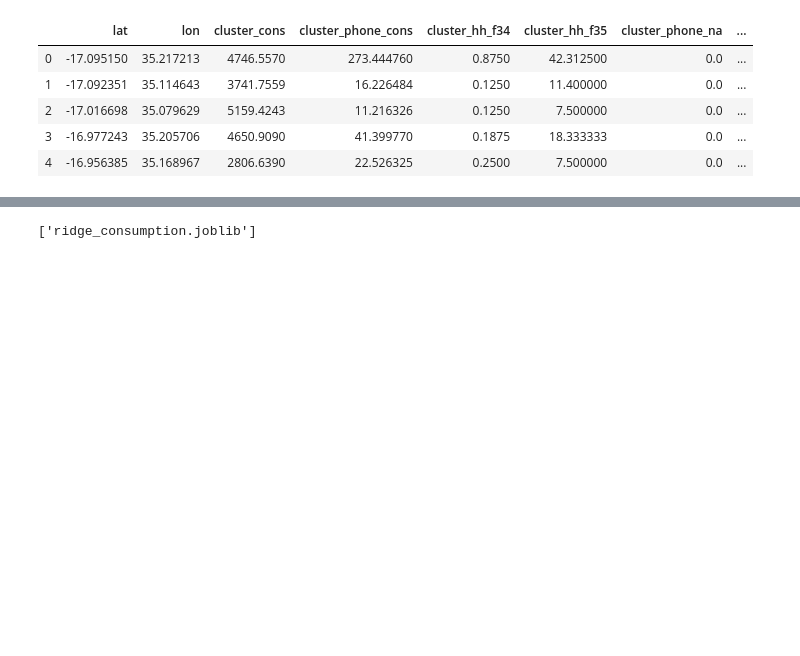
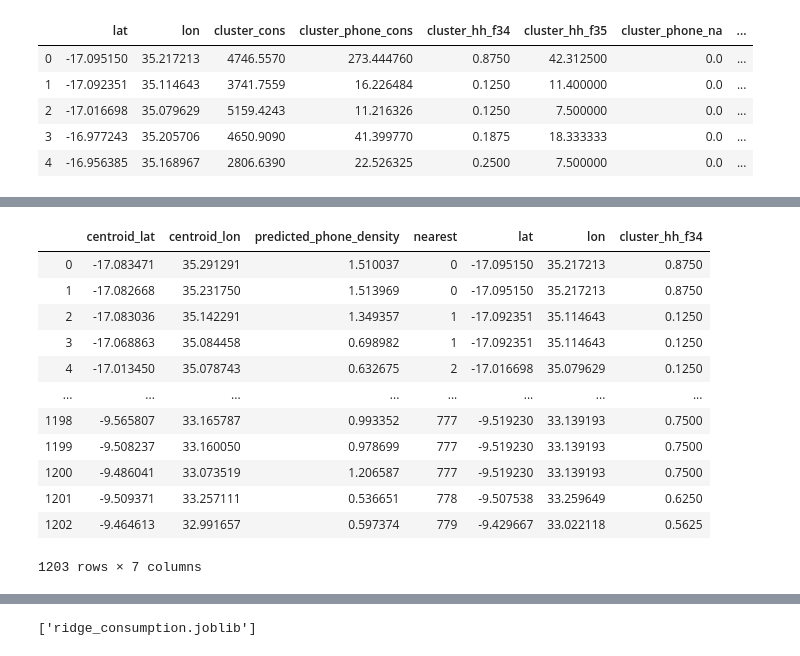
Before and after one commit to edwardoughton/taddle, a Jupyter notebook: jatin/modeling.ipynb, the cells around one changed output, grey strips where cells are left out. Saved outputs shown, nothing was run; the diff lists cells and outputs as text; code cells hidden in the pictures; blank space fills up the shorter version.

```diff
--- a/jatin/modeling.ipynb
+++ b/jatin/modeling.ipynb
@@ -15,3 +15,5 @@ clusters.head()
 | 2 | -17.016698 | 35.079629 | 5159.4243 | 11.216326 | 0.1250 | 7.500000 | 0.0 | ... |
 | 3 | -16.977243 | 35.205706 | 4650.9090 | 41.399770 | 0.1875 | 18.333333 | 0.0 | ... |
 | 4 | -16.956385 | 35.168967 | 2806.6390 | 22.526325 | 0.2500 | 7.500000 | 0.0 | ... |
+# %%
+total_country = pd.read_csv('../results/malawi/ridge_phone_density/predictions.csv')
@@ -17,0 +40,8 @@ clusters.head()
+# %%
+def find_nearest(x):
+    lat = x.centroid_lat
+    lon = x.centroid_lon
+
+    return ((clusters['lat'] - lat)**2 + (clusters['lon'] - lon)**2).idxmin()
+# %%
+total_country['nearest'] = total_country.apply(lambda x: find_nearest(x), axis=1)
@@ -18,3 +64,21 @@ clusters.head()
+# %%
+res = pd.merge(total_country, clusters[['lat', 'lon', 'cluster_hh_f34']].reset_index().rename(columns={'index': 'nearest'}), on='nearest')
+# %%
+res
+# %% [output]
+|  | centroid_lat | centroid_lon | predicted_phone_density | nearest | lat | lon | cluster_hh_f34 |
+| 0 | -17.083471 | 35.291291 | 1.510037 | 0 | -17.095150 | 35.217213 | 0.8750 |
+| 1 | -17.082668 | 35.231750 | 1.513969 | 0 | -17.095150 | 35.217213 | 0.8750 |
+| 2 | -17.083036 | 35.142291 | 1.349357 | 1 | -17.092351 | 35.114643 | 0.1250 |
+| 3 | -17.068863 | 35.084458 | 0.698982 | 1 | -17.092351 | 35.114643 | 0.1250 |
+| 4 | -17.013450 | 35.078743 | 0.632675 | 2 | -17.016698 | 35.079629 | 0.1250 |
+| ... | ... | ... | ... | ... | ... | ... | ... |
+| 1198 | -9.565807 | 33.165787 | 0.993352 | 777 | -9.519230 | 33.139193 | 0.7500 |
+| 1199 | -9.508237 | 33.160050 | 0.978699 | 777 | -9.519230 | 33.139193 | 0.7500 |
+| 1200 | -9.486041 | 33.073519 | 1.206587 | 777 | -9.519230 | 33.139193 | 0.7500 |
+| 1201 | -9.509371 | 33.257111 | 0.536651 | 778 | -9.507538 | 33.259649 | 0.6250 |
+| 1202 | -9.464613 | 32.991657 | 0.597374 | 779 | -9.429667 | 33.022118 | 0.5625 |
+1203 rows × 7 columns
 # %%
 # This is a bunch of code from the Jean et al Github that is modified to work with Python3 and our data
 
```
Also changed, not shown: parts of 11 cells of this notebook, 4 other files.
